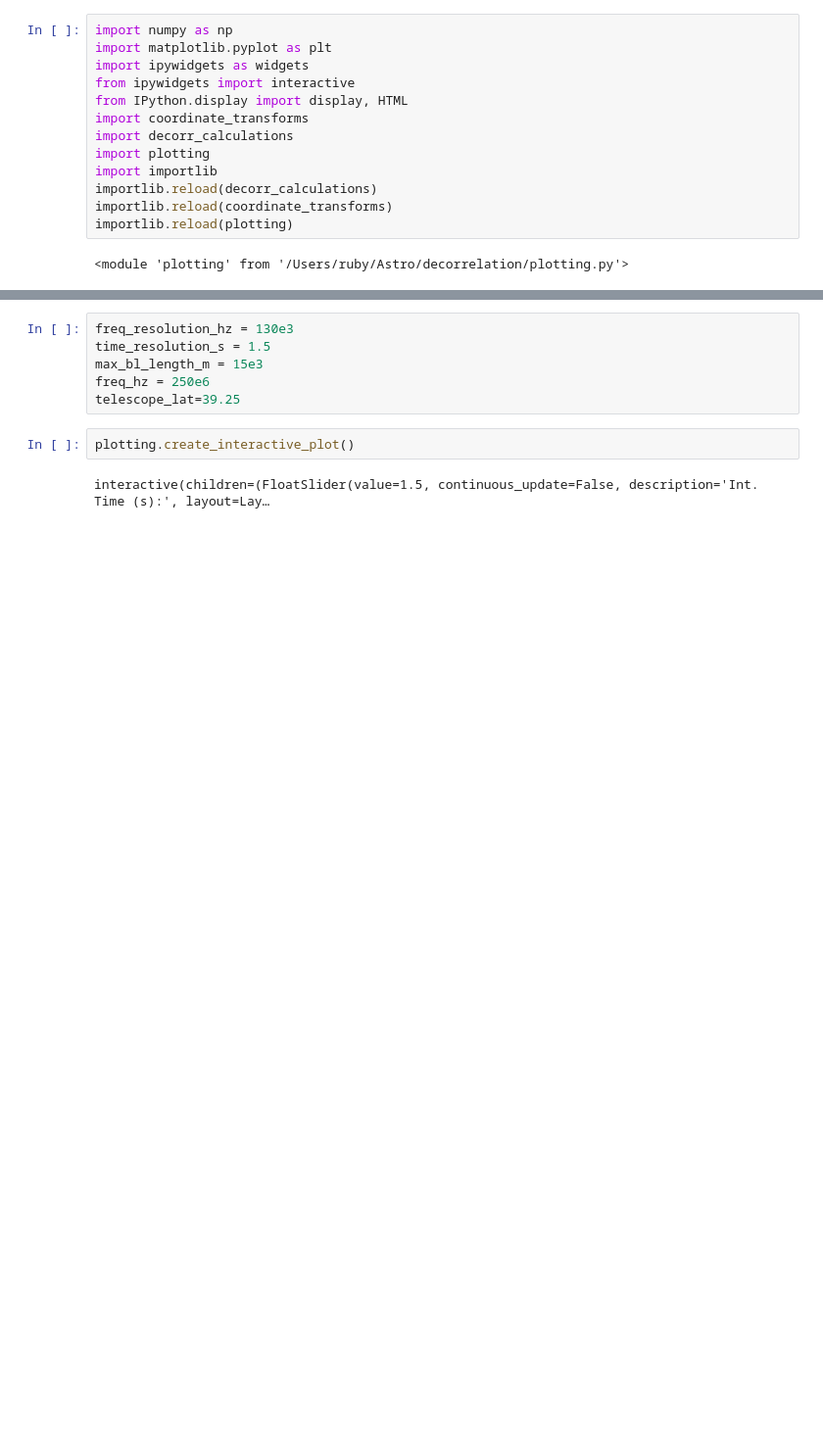
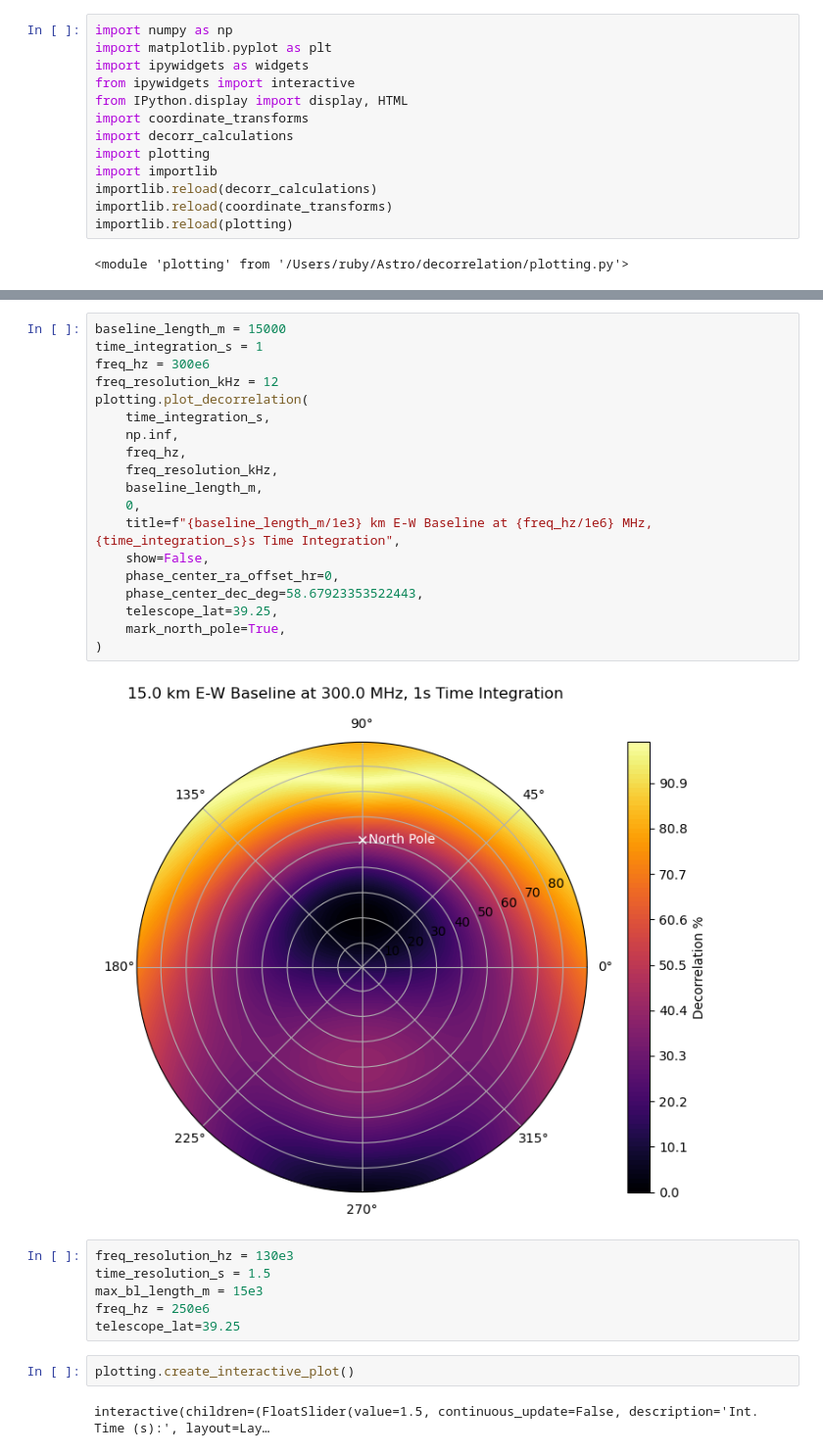
Before and after one commit to rlbyrne/decorrelation, a Jupyter notebook: dsa-2000-low_decorrelation.ipynb, the cells around one changed output, grey strips where cells are left out. Shown at 98% size. Drawn from its saved outputs; the diff is of its cells as text; blank space fills up the shorter version.

```diff
--- a/dsa-2000-low_decorrelation.ipynb
+++ b/dsa-2000-low_decorrelation.ipynb
@@ -41,3 +41,24 @@ Text(0.5, 1.0, 'Baseline Length 15000 m')
+# %%
+baseline_length_m = 15000
+time_integration_s = 1
+freq_hz = 300e6
+freq_resolution_kHz = 12
+plotting.plot_decorrelation(
+    time_integration_s,
+    np.inf,
+    freq_hz,
+    freq_resolution_kHz,
+    baseline_length_m,
+    0,
+    title=f"{baseline_length_m/1e3} km E-W Baseline at {freq_hz/1e6} MHz, {time_integration_s}s Time Integration",
+    show=False,
+    phase_center_ra_offset_hr=0,
+    phase_center_dec_deg=58.67923353522443,
+    telescope_lat=39.25,
+    mark_north_pole=True,
+)
+# %% [output]
+[figure, added]
 # %%
 freq_resolution_hz = 130e3
 time_resolution_s = 1.5
```
Also changed, not shown: parts of 2 cells of this notebook, 7 other files.
